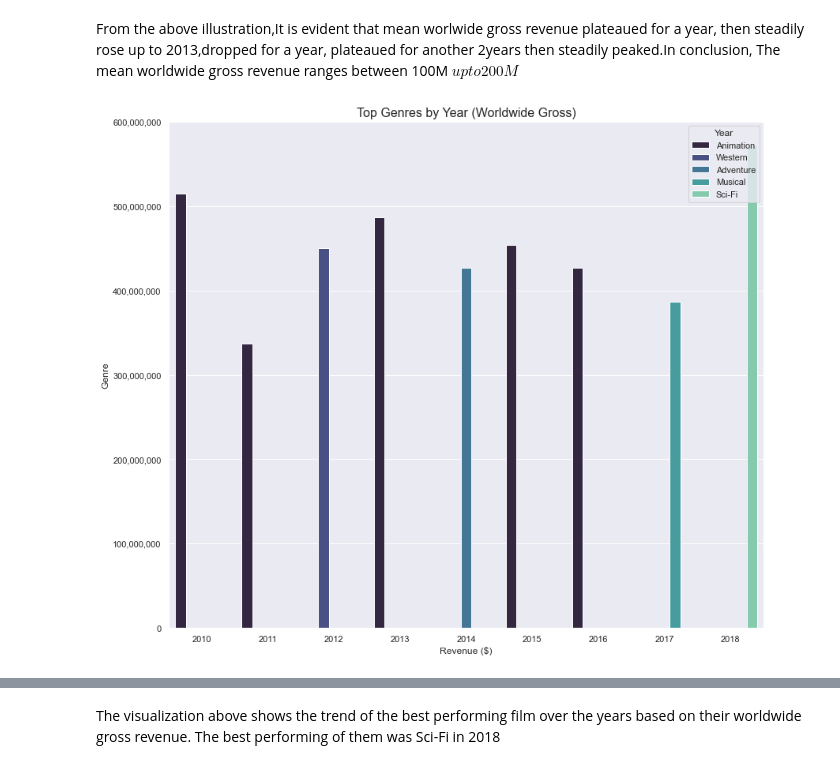
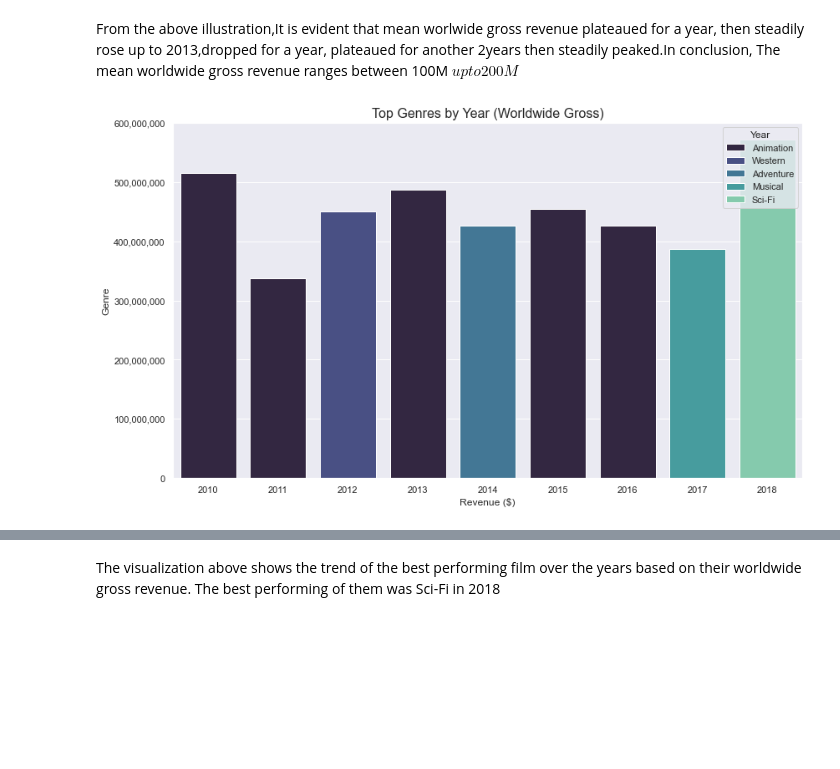
Before and after one commit to Patoh254code/movie_project, a Jupyter notebook: index.ipynb, the cells around one changed output, grey strips where cells are left out. Cells and saved outputs as stored; diff of their text form; code cells hidden in the pictures; blank space fills up the shorter version.

```diff
--- a/index.ipynb
+++ b/index.ipynb
@@ -442,32 +442,32 @@ top_genres_yearly =(merge_df.groupby(["year","genres"])
                                  ascending=[True, False])
                     .groupby("year").head(1)).reset_index()
 
 # Plot the top genres
-plt.figure(figsize=(12, 10))
+plt.figure(figsize=(12, 7))
 sns.barplot(
     data=top_genres_yearly,
     x='year',
     y='mean',
     hue='genres',
     palette='mako'
     # orient='h'
 )
 
 # Add title and axis labels
 plt.title('Top Genres by Year (Worldwide Gross)',
           fontsize=16)
 plt.xlabel('Revenue ($)',
            fontsize=12)
 plt.ylabel('Genre',
            fontsize=12)
 plt.legend(title='Year',
            loc='upper right')
 
 # Format the x-axis to output full values
 plt.gca().yaxis.set_major_formatter(
     ticker.StrMethodFormatter("{x:,.0f}"))
 
 plt.tight_layout()
 plt.show()
 # %% [output]
-[figure, old version]
+[figure, new version]
```
Also changed, not shown: parts of 17 cells of this notebook, 1 other file.
